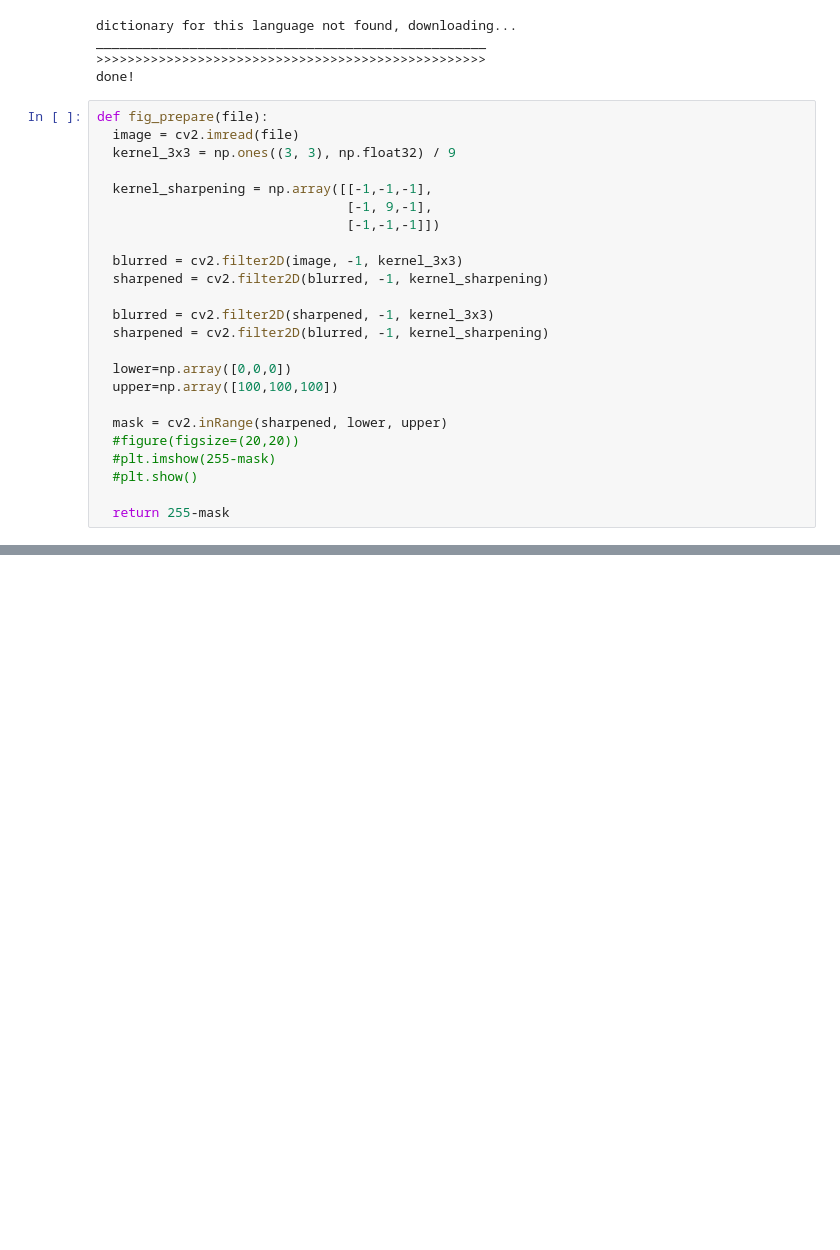
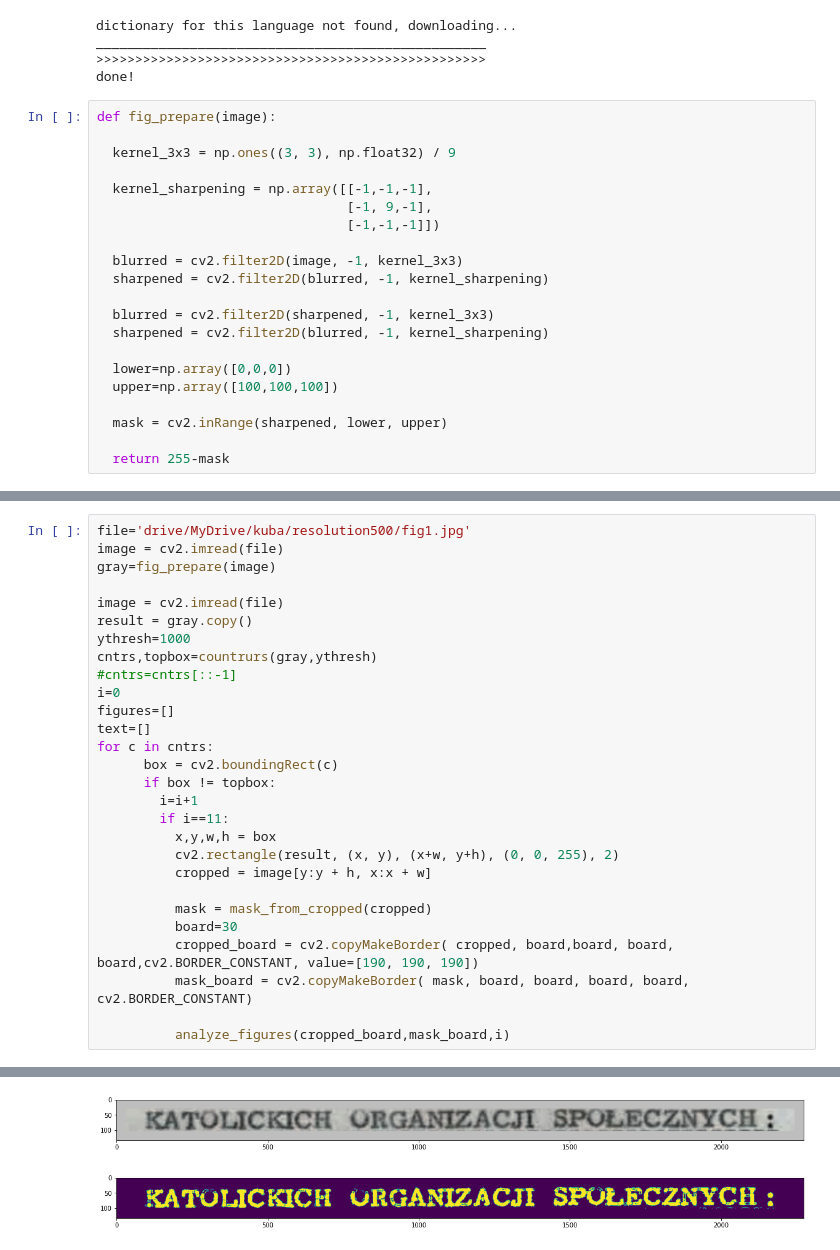
Before and after one commit to KacperGrodecki/image_proccessing, a Jupyter notebook: kuba_img_manip.ipynb, the cells around one changed output, grey strips where cells are left out. Cells and saved outputs as stored; diff of their text form; blank space fills up the shorter version.

```diff
--- a/kuba_img_manip.ipynb
+++ b/kuba_img_manip.ipynb
@@ -109,8 +204,8 @@ __________________________________________________
 >>>>>>>>>>>>>>>>>>>>>>>>>>>>>>>>>>>>>>>>>>>>>>>>>>
 done!
 # %%
-def fig_prepare(file):
-  image = cv2.imread(file)
+def fig_prepare(image):
+
   kernel_3x3 = np.ones((3, 3), np.float32) / 9
 
   kernel_sharpening = np.array([[-1,-1,-1],
@@ -127,8 +222,5 @@ def fig_prepare(file):
   upper=np.array([100,100,100])
 
   mask = cv2.inRange(sharpened, lower, upper)
-  #figure(figsize=(20,20))
-  #plt.imshow(255-mask)
-  #plt.show()
 
   return 255-mask
@@ -213,0 +332,29 @@ IDE
+# %%
+file='drive/MyDrive/kuba/resolution500/fig1.jpg'
+image = cv2.imread(file)
+gray=fig_prepare(image)
+
+image = cv2.imread(file)
+result = gray.copy()
+ythresh=1000
+cntrs,topbox=countrurs(gray,ythresh)
+#cntrs=cntrs[::-1]
+i=0
+figures=[]
+text=[]
+for c in cntrs:
+      box = cv2.boundingRect(c)
+      if box != topbox:
+        i=i+1
+        if i==11:
+          x,y,w,h = box
+          cv2.rectangle(result, (x, y), (x+w, y+h), (0, 0, 255), 2)
+          cropped = image[y:y + h, x:x + w]
+
+          mask = mask_from_cropped(cropped)
+          board=30
+          cropped_board = cv2.copyMakeBorder( cropped, board,board, board, board,cv2.BORDER_CONSTANT, value=[190, 190, 190])
+          mask_board = cv2.copyMakeBorder( mask, board, board, board, board, cv2.BORDER_CONSTANT)
+
+          analyze_figures(cropped_board,mask_board,i)
+# %% [output]
@@ -213,0 +378,2 @@ IDE
+[figure, added]
+[figure, added]
```
Also changed, not shown: parts of 28 cells of this notebook.
